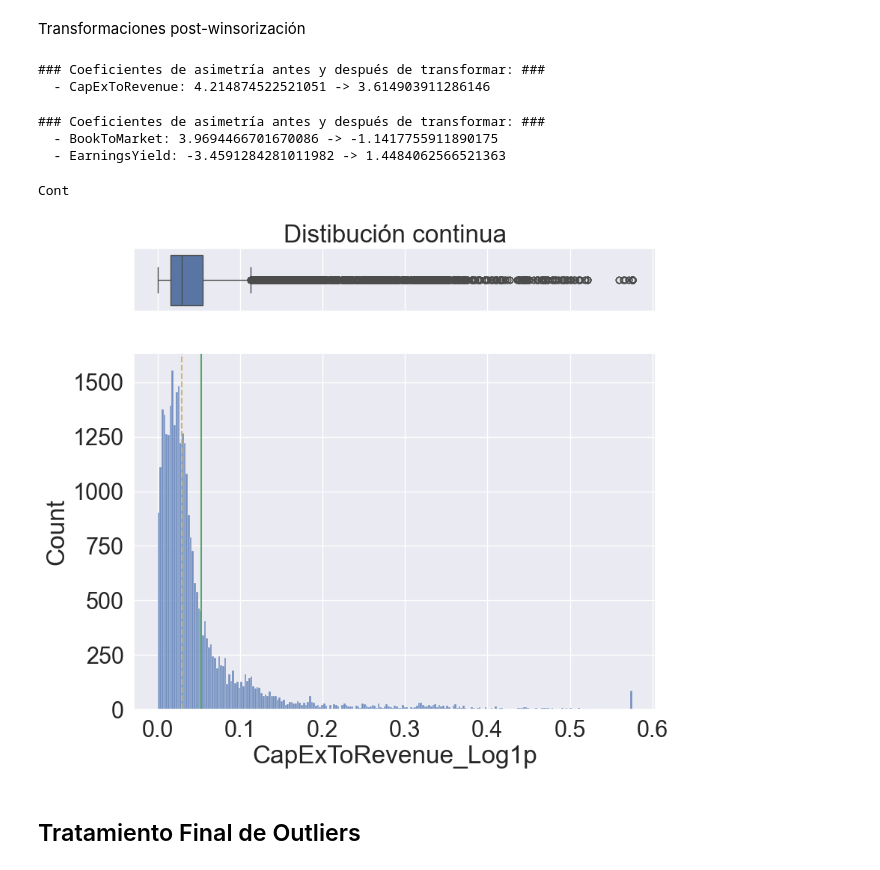
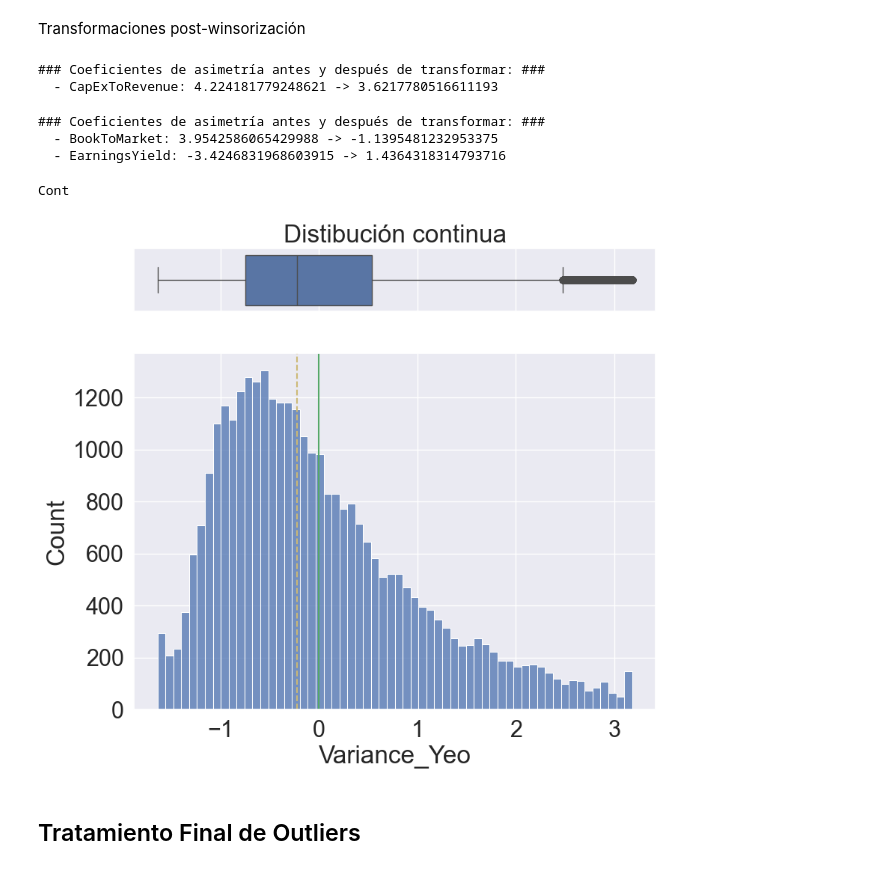
Before and after one commit to sebakremis/FinDataMining, a Jupyter notebook: 02_Notebook_Transformacion.ipynb, the cells around one changed output. Saved outputs shown, nothing was run; the diff lists cells and outputs as text; code cells hidden in the pictures.

```diff
--- a/02_Notebook_Transformacion.ipynb
+++ b/02_Notebook_Transformacion.ipynb
@@ -628,7 +630,7 @@ for col in columnas_log:
 * Transformaciones Yeo-Johnson (trata columnas que puedan tener valores negativos):
 # %%
 columnas_yeo = [
-    'MonthlyReturn_Lag1',
+    'MonthlyReturn',
     'TotalRevenue_TTM_QoQ',
     'FcfToEbitda',
     'TotalRevenue_TTM_YoY',
@@ -640,7 +642,8 @@ columnas_yeo = [
     'ProfitMargins',
     'ReturnOnAssets',
     'ReturnOnEquity',
-    'EnterpriseValue'
+    'EnterpriseValue',
+    'Variance'
     ]
 
 df_transformed = transformar_yeo_johnson(
@@ -802,7 +806,7 @@ for col in columnas_log:
     print(f'  - {col}:', df_winsor[col].skew(), '->', df_transformed_final[f'{col}_Log1p'].skew())
 # %% [output]
 ### Coeficientes de asimetría antes y después de transformar: ###
-  - CapExToRevenue: 4.214874522521051 -> 3.614903911286146
+  - CapExToRevenue: 4.224181779248621 -> 3.6217780516611193
 # %%
 # Transformaciones Yeo-Johnson
 columnas_yeo = [
@@ -820,15 +824,15 @@ for col in columnas_yeo:
     print(f'  - {col}:', df_winsor[col].skew(), '->', df_transformed_final[f'{col}_Yeo'].skew())
 # %% [output]
 ### Coeficientes de asimetría antes y después de transformar: ###
-  - BookToMarket: 3.9694466701670086 -> -1.1417755911890175
-  - EarningsYield: -3.4591284281011982 -> 1.4484062566521363
+  - BookToMarket: 3.9542586065429988 -> -1.1395481232953375
+  - EarningsYield: -3.4246831968603915 -> 1.4364318314793716
 # %%
 # Visualizar cambios
-columna_a_graficar = 'CapExToRevenue_Log1p' # indicar columna a graficar
+columna_a_graficar = 'Variance_Yeo' # indicar columna a graficar
 graficar(df_transformed_final[columna_a_graficar])
 # %% [output]
 Cont
-[figure, old version]
+[figure, new version]
 # %% [markdown]
 ## Tratamiento Final de Outliers
 # %%
```
Also changed, not shown: parts of 20 cells of this notebook, 3 other files.
